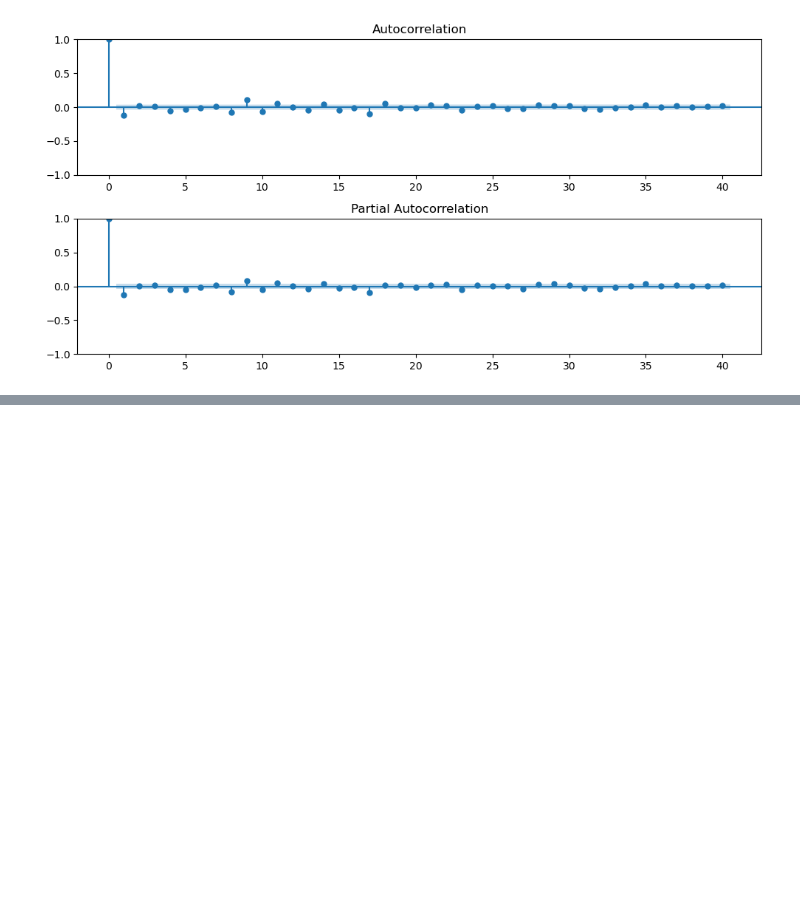
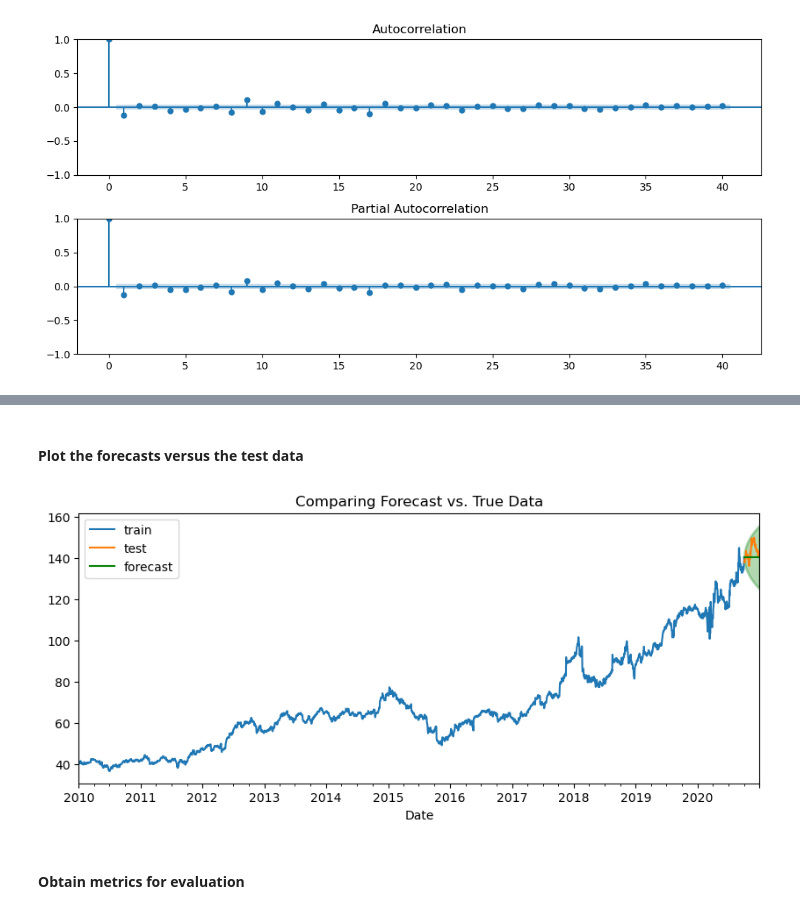
Before and after one commit to ruelanthonyb/ARIMA-Models--Core-, a Jupyter notebook: ARIMA Models (Core).ipynb, the cells around one changed output, grey strips where cells are left out. Drawn from its saved outputs; the diff is of its cells as text; code cells hidden in the pictures; blank space fills up the shorter version.

```diff
--- a/ARIMA Models (Core).ipynb
+++ b/ARIMA Models (Core).ipynb
@@ -295,0 +360,12 @@ plot_acf_pacf(ts_diff);
+# %%
+# Obtain summary of forecast as dataframe
+forecast_df = arima_model.get_forecast(len(test)).summary_frame()
+# %% [markdown]
+#### Plot the forecasts versus the test data
+# %%
+# Plot the forecast with true values
+plot_forecast(train, test, forecast_df);
+# %% [output]
+[figure, added]
+# %% [markdown]
+#### Obtain metrics for evaluation
```
Also changed, not shown: parts of 18 cells of this notebook.
